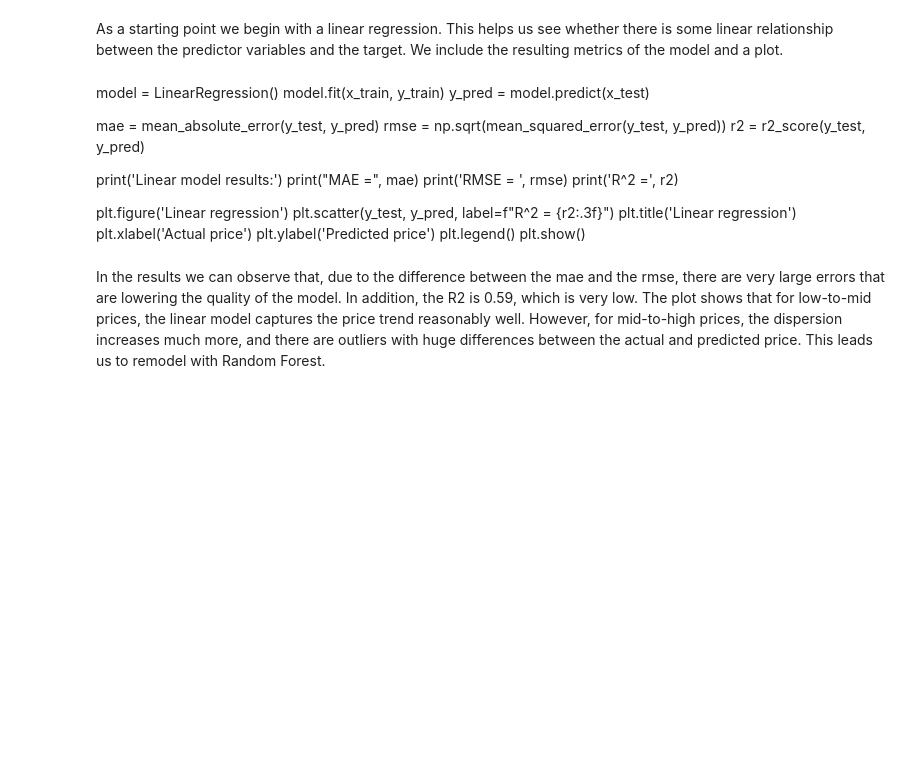
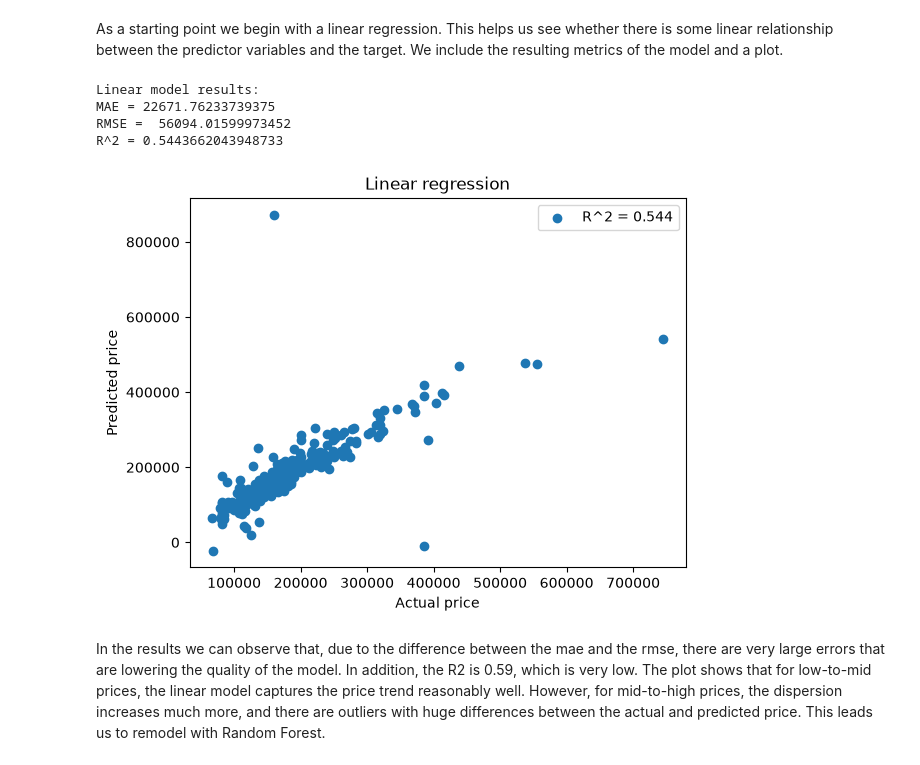
Before and after one commit to juanangaspar/house-prices-prediction, a Jupyter notebook: notebooks/house_price_prediction.ipynb, the cells around one changed output. Drawn from its saved outputs; the diff is of its cells as text; code cells hidden in the pictures; blank space fills up the shorter version.

```diff
--- a/notebooks/house_price_prediction.ipynb
+++ b/notebooks/house_price_prediction.ipynb
@@ -260,27 +260,33 @@ x_train, x_test, y_train, y_test = train_test_split(
 )
 # %% [markdown]
 As a starting point we begin with a linear regression. This helps us see whether there is some linear relationship between the predictor variables and the target. We include the resulting metrics of the model and a plot.
-# %% [markdown]
-model = LinearRegression()
-model.fit(x_train, y_train)
-y_pred = model.predict(x_test)
-
-mae = mean_absolute_error(y_test, y_pred)
-rmse = np.sqrt(mean_squared_error(y_test, y_pred))
-r2 = r2_score(y_test, y_pred)
-
-print('Linear model results:')
-print("MAE =", mae)
-print('RMSE = ', rmse)
-print('R^2 =', r2)
-
-plt.figure('Linear regression')
-plt.scatter(y_test, y_pred, label=f"R^2 = {r2:.3f}")
-plt.title('Linear regression')
-plt.xlabel('Actual price')
-plt.ylabel('Predicted price')
-plt.legend()
-plt.show()
+# %%
+model = LinearRegression()
+model.fit(x_train, y_train)
+y_pred = model.predict(x_test)
+
+mae = mean_absolute_error(y_test, y_pred)
+rmse = np.sqrt(mean_squared_error(y_test, y_pred))
+r2 = r2_score(y_test, y_pred)
+
+print('Linear model results:')
+print("MAE =", mae)
+print('RMSE = ', rmse)
+print('R^2 =', r2)
+
+plt.figure('Linear regression')
+plt.scatter(y_test, y_pred, label=f"R^2 = {r2:.3f}")
+plt.title('Linear regression')
+plt.xlabel('Actual price')
+plt.ylabel('Predicted price')
+plt.legend()
+plt.show()
+# %% [output]
+Linear model results:
+MAE = 22671.76233739375
+RMSE =  56094.01599973452
+R^2 = 0.5443662043948733
+[figure, added]
 # %% [markdown]
 In the results we can observe that, due to the difference between the mae and the rmse, there are very large errors that are
 lowering the quality of the model. In addition, the R2 is 0.59, which is very low.
```
Also changed, not shown: parts of 7 cells of this notebook.
